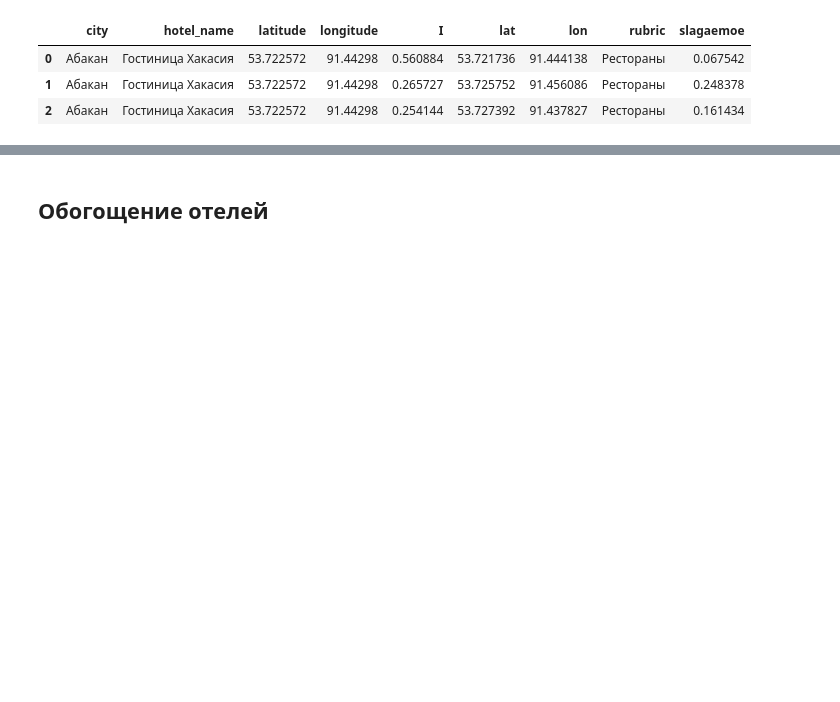
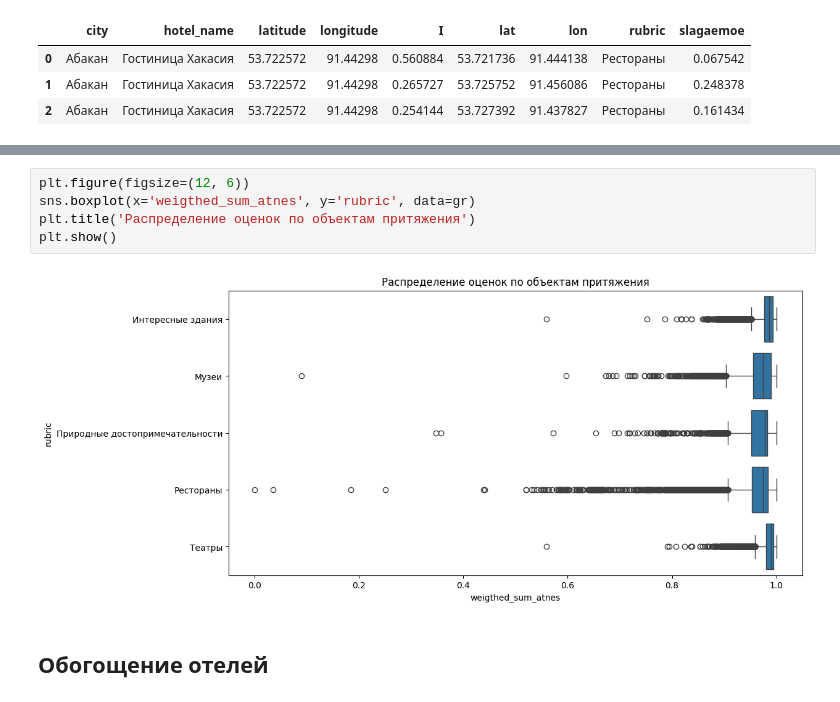
Before and after one commit to mnedo/SMADIMO_GP2, a Jupyter notebook: DataAgg.ipynb, the cells around one changed output, grey strips where cells are left out. Saved outputs shown, nothing was run; the diff lists cells and outputs as text; blank space fills up the shorter version.

```diff
--- a/DataAgg.ipynb
+++ b/DataAgg.ipynb
@@ -127,3 +171,10 @@ gr['weigthed_sum_atnes'] = (gr['weigthed_sum_atnes']-Imin)/rng
+# %%
+plt.figure(figsize=(12, 6))
+sns.boxplot(x='weigthed_sum_atnes', y='rubric', data=gr)
+plt.title('Распределение оценок по объектам притяжения')
+plt.show()
+# %% [output]
+[figure, added]
 # %% [markdown]
 ## Обогощение отелей ##
 # %%
```
Also changed, not shown: parts of 28 cells of this notebook.
